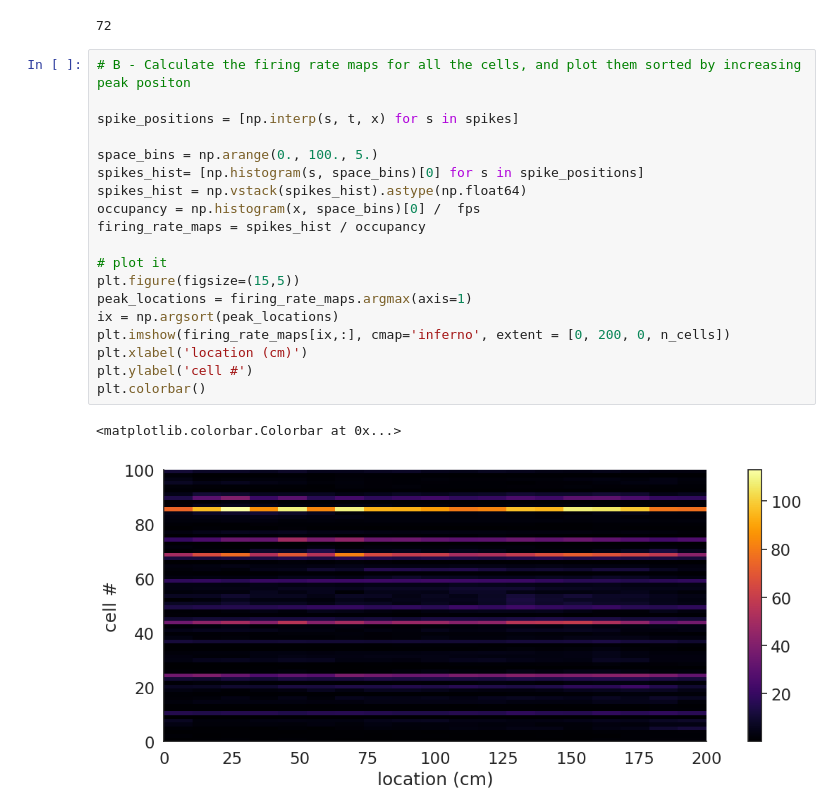
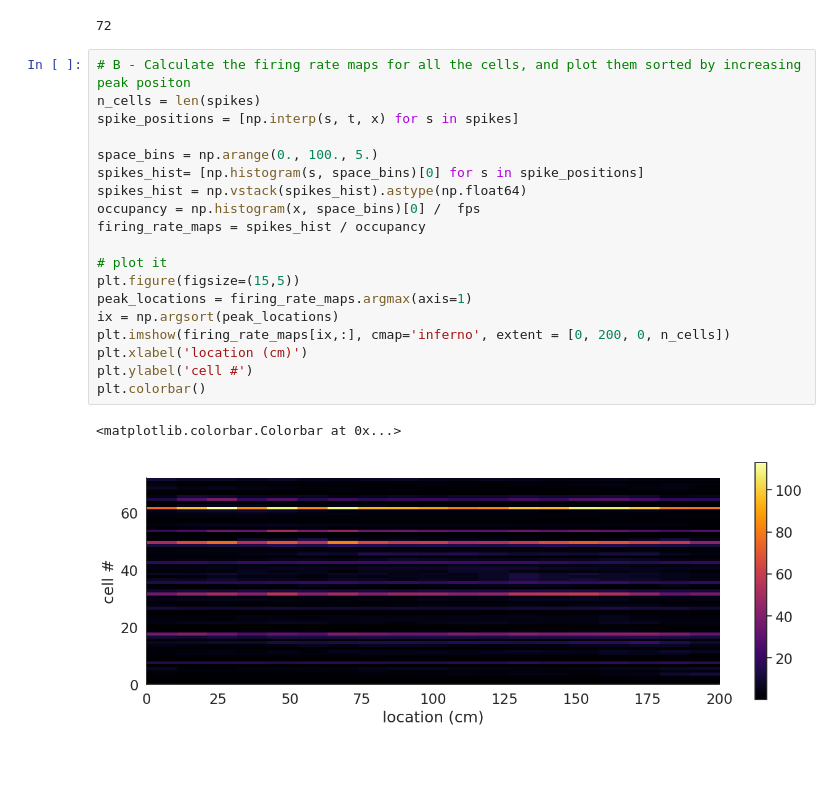
Before and after one commit to irenetiem/single-cell-analysis, a Jupyter notebook: 01-tuning-curves/exercises.ipynb, the cells around one changed output. Cells and saved outputs as stored; diff of their text form; blank space fills up the shorter version.

```diff
--- a/01-tuning-curves/exercises.ipynb
+++ b/01-tuning-curves/exercises.ipynb
@@ -663,23 +663,23 @@ len(spikes)
 72
 # %%
 # B - Calculate the firing rate maps for all the cells, and plot them sorted by increasing peak positon
-
+n_cells = len(spikes)
 spike_positions = [np.interp(s, t, x) for s in spikes]
 
 space_bins = np.arange(0., 100., 5.)
 spikes_hist= [np.histogram(s, space_bins)[0] for s in spike_positions]
 spikes_hist = np.vstack(spikes_hist).astype(np.float64)
 occupancy = np.histogram(x, space_bins)[0] /  fps
 firing_rate_maps = spikes_hist / occupancy
 
 # plot it
 plt.figure(figsize=(15,5))
 peak_locations = firing_rate_maps.argmax(axis=1)
 ix = np.argsort(peak_locations)
 plt.imshow(firing_rate_maps[ix,:], cmap='inferno', extent = [0, 200, 0, n_cells])
 plt.xlabel('location (cm)')
 plt.ylabel('cell #')
 plt.colorbar()
 # %% [output]
 <matplotlib.colorbar.Colorbar at 0x...>
-[figure, old version]
+[figure, new version]
```
Also changed, not shown: parts of 7 cells of this notebook.
